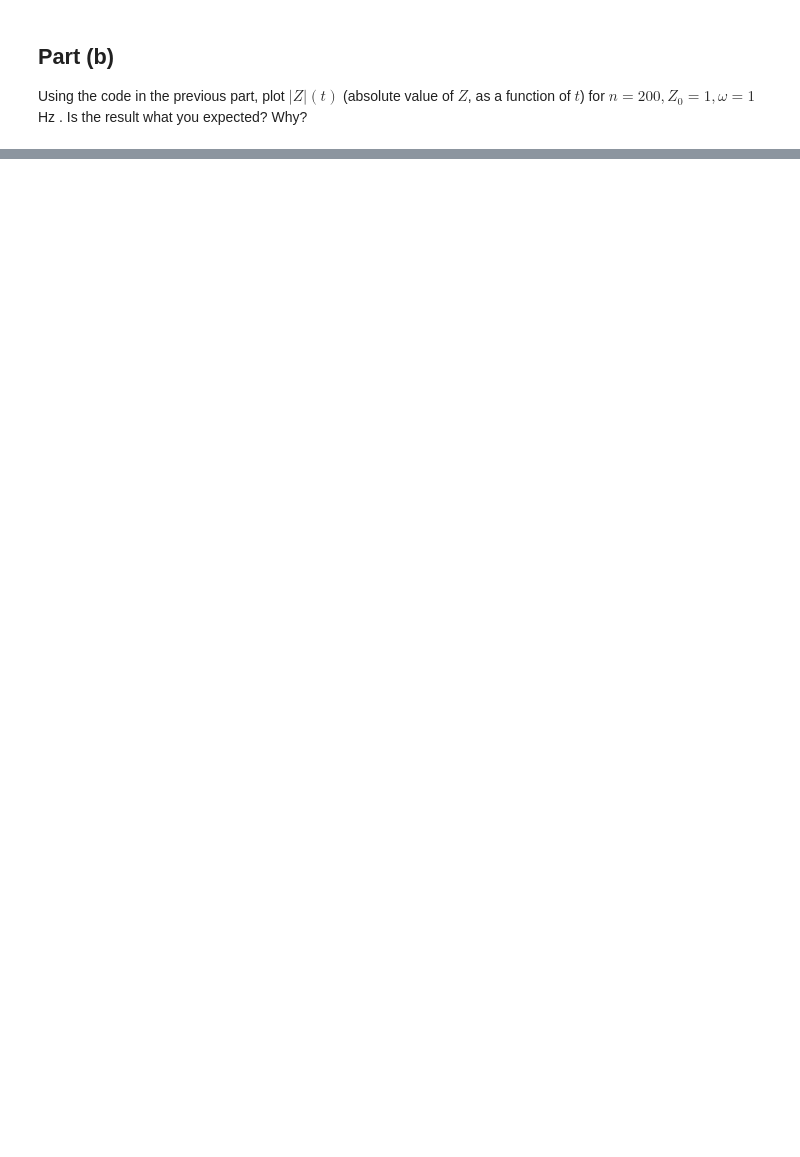
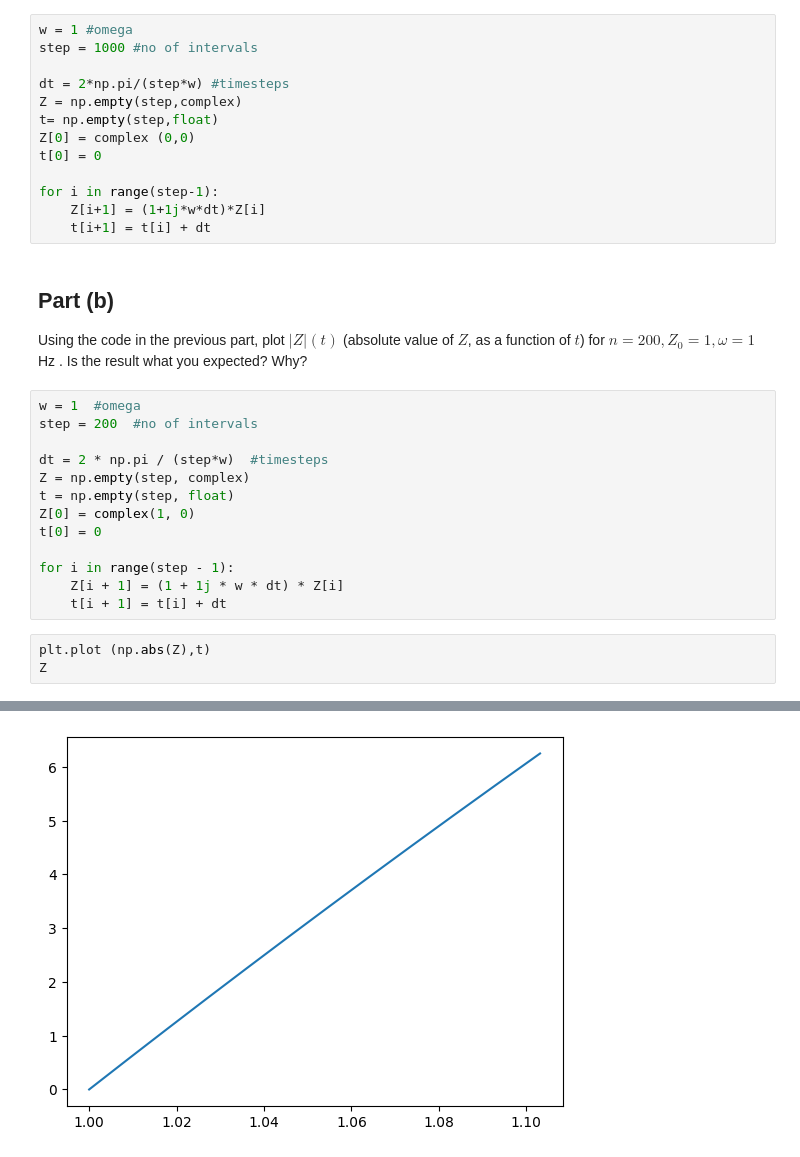
Before and after one commit to ruyixu00/PHY407-UofT, a Jupyter notebook: Week1/InformalExercises1-Template.ipynb, the cells around one changed output, grey strips where cells are left out. Cells and saved outputs as stored; diff of their text form; blank space fills up the shorter version.

```diff
--- a/Week1/InformalExercises1-Template.ipynb
+++ b/Week1/InformalExercises1-Template.ipynb
@@ -69,6 +106,36 @@ It turns out this simple algorithm is unstable, because of the accumulation of e
 Write the code to implement the above algorithm, with $\omega, Z_0, n$ as parameters that can be set in the code. You should end up with an array of $t$ values and an array of $Z$ values covering a full rotation.
 
 You may want to make use of numpy.pi
+# %%
+w = 1 #omega
+step = 1000 #no of intervals
+
+dt = 2*np.pi/(step*w) #timesteps
+Z = np.empty(step,complex)
+t= np.empty(step,float)
+Z[0] = complex (0,0)
+t[0] = 0
+
+for i in range(step-1):
+    Z[i+1] = (1+1j*w*dt)*Z[i]
+    t[i+1] = t[i] + dt
 # %% [markdown]
 ## Part (b)
 Using the code in the previous part, plot $|Z|(t)$ (absolute value of $Z$, as a function of $t$) for $n=200,Z_0=1,\omega=1$Hz . Is the result what you expected? Why?
+# %%
+w = 1  #omega
+step = 200  #no of intervals
+
+dt = 2 * np.pi / (step*w)  #timesteps
+Z = np.empty(step, complex)
+t = np.empty(step, float)
+Z[0] = complex(1, 0)
+t[0] = 0
+
+for i in range(step - 1):
+    Z[i + 1] = (1 + 1j * w * dt) * Z[i]
+    t[i + 1] = t[i] + dt
+# %%
+plt.plot (np.abs(Z),t)
+Z
+# %% [output]
@@ -74,0 +159 @@ Using the code in the previous part, plot $|Z|(t)$ (absolute value of $Z$, as a
+[figure, added]
```
Also changed, not shown: parts of 5 cells of this notebook.
